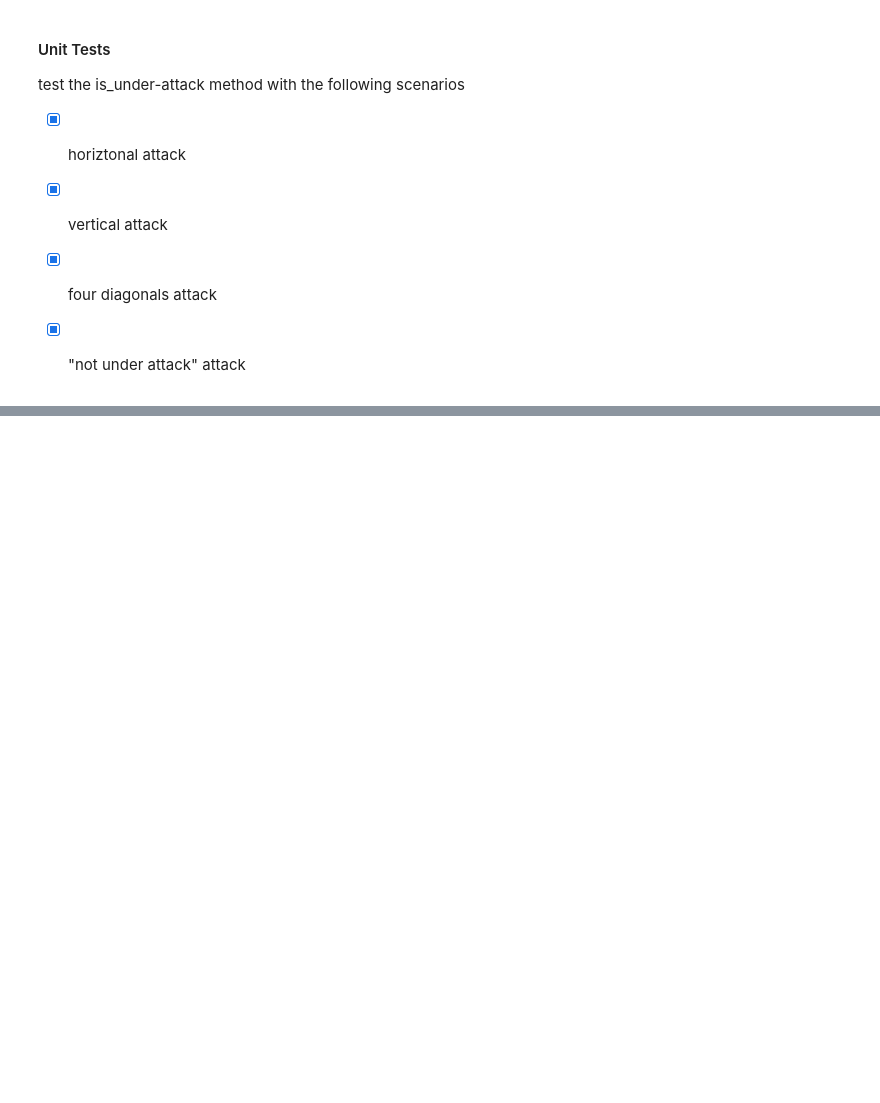
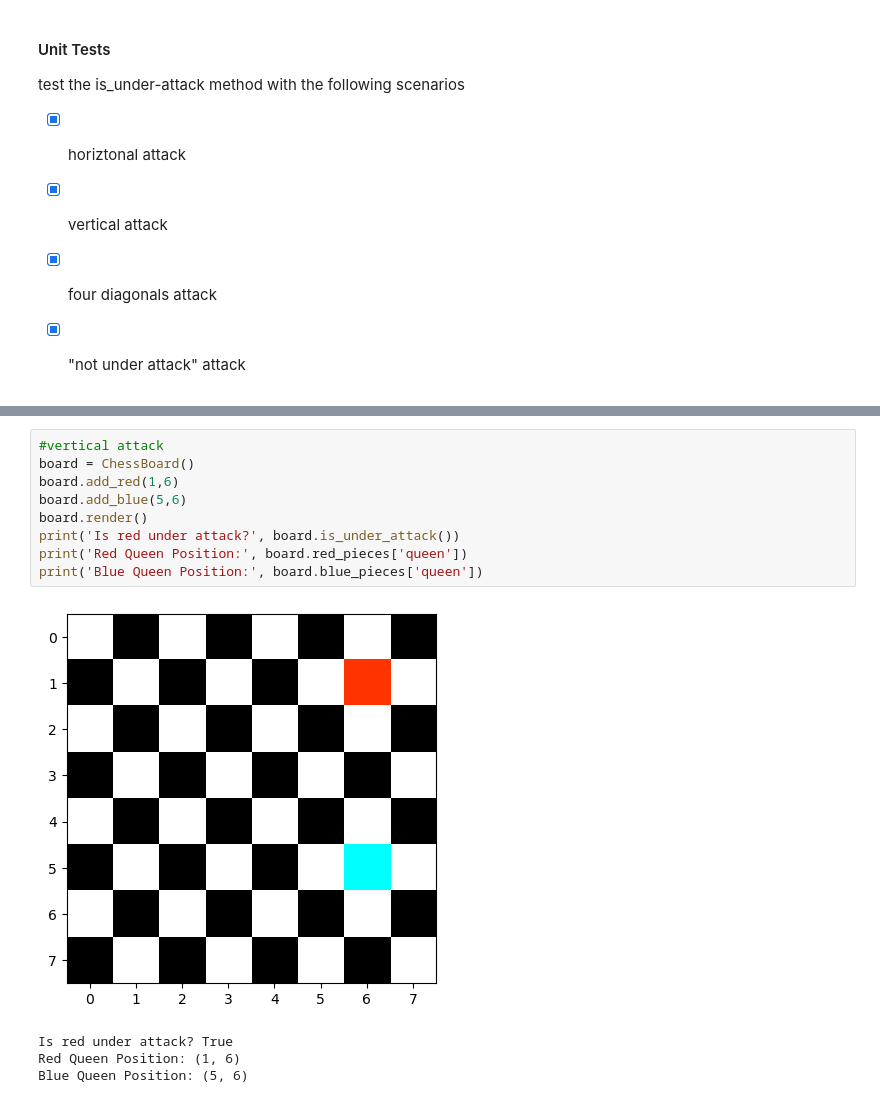
Before and after one commit to elleem/Chess-Board, a Jupyter notebook: chess-board.ipynb, the cells around one changed output, grey strips where cells are left out. Saved outputs shown, nothing was run; the diff lists cells and outputs as text; blank space fills up the shorter version.

```diff
--- a/chess-board.ipynb
+++ b/chess-board.ipynb
@@ -115,0 +121,14 @@ True
+# %%
+#vertical attack
+board = ChessBoard()
+board.add_red(1,6)
+board.add_blue(5,6)
+board.render()
+print('Is red under attack?', board.is_under_attack())
+print('Red Queen Position:', board.red_pieces['queen'])
+print('Blue Queen Position:', board.blue_pieces['queen'])
+# %% [output]
+[figure, added]
+Is red under attack? True
+Red Queen Position: (1, 6)
+Blue Queen Position: (5, 6)
```
Also changed, not shown: parts of 7 cells of this notebook.
